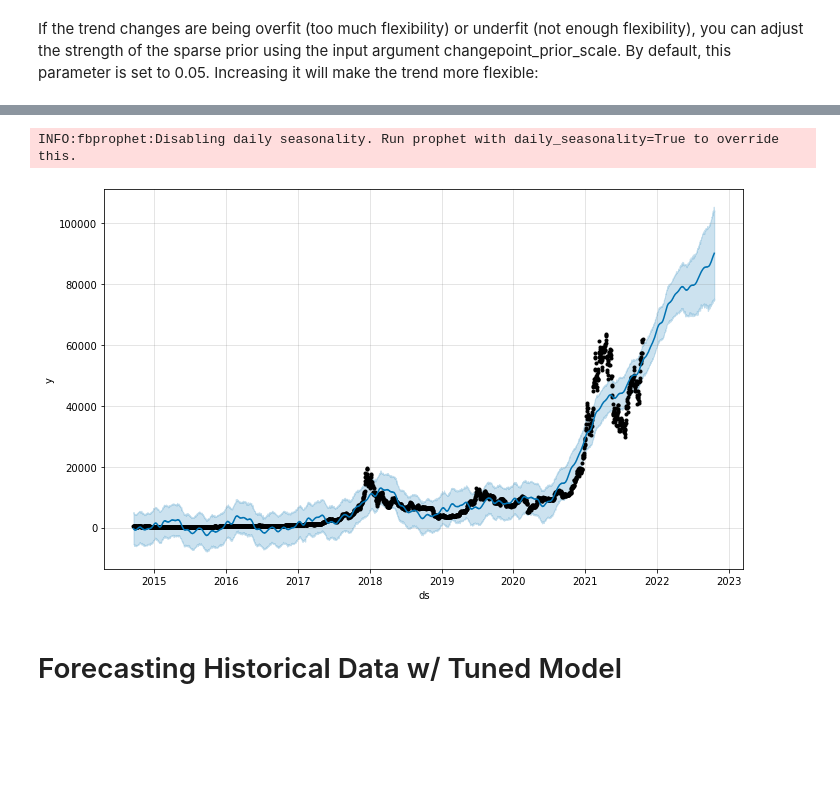
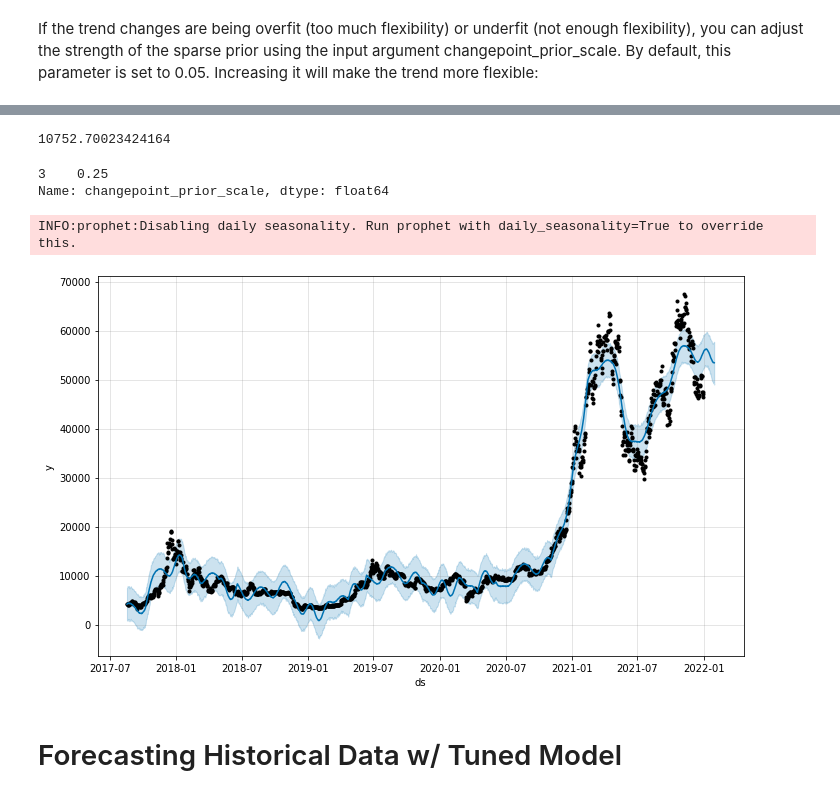
Before and after one commit to General2096/Sprinboard, a Jupyter notebook: Bitcoin/Bitcoin_Modeling.ipynb, the cells around one changed output, grey strips where cells are left out. Saved outputs shown, nothing was run; the diff lists cells and outputs as text; code cells hidden in the pictures; blank space fills up the shorter version.

```diff
--- a/Bitcoin/Bitcoin_Modeling.ipynb
+++ b/Bitcoin/Bitcoin_Modeling.ipynb
@@ -103,23 +111,3 @@ plt2 = model.plot_components(forecast)
 # Hyperparameter Tuning
 # %% [markdown]
 If the trend changes are being overfit (too much flexibility) or underfit (not enough flexibility), you can adjust the strength of the sparse prior using the input argument changepoint_prior_scale. By default, this parameter is set to 0.05. Increasing it will make the trend more flexible:
-# %%
-import itertools
-
-param_grid = {'changepoint_prior_scale': [0.001, 0.01, 0.1, 0.25, 0.5]}
-
-# Generate all combinations of parameters
-all_params = [dict(zip(param_grid.keys(), v)) for v in itertools.product(*param_grid.values())]
-rmses = []  # Store the RMSEs for each params here
-
-# Use cross validation to evaluate all parameters
-for params in all_params:
-    m = Prophet(**params).fit(bc_date_adjclose)  # Fit model with given params
-    df_cv = cross_validation(m, horizon='100 days', parallel="processes")
-    df_p = performance_metrics(df_cv, rolling_window=1)
-    rmses.append(df_p['rmse'].values[0])
-
-# Find the best parameters
-tuning_results = pd.DataFrame(all_params)
-tuning_results['rmse'] = rmses
-print(tuning_results)
@@ -147,0 +114,12 @@ INFO:fbprophet:Applying in parallel with <concurrent.futures.process.ProcessPool
+# %%
+changepoint_prior_scale = [0.001, 0.01, 0.1, 0.25, 0.30, 0.4, 0.5]
+rmses = []
+
+for x in changepoint_prior_scale:
+  m = Prophet.Prophet(changepoint_prior_scale= x).fit(bc_date_close)
+  df_cv = cross_validation(m, horizon='100 days', parallel="processes")
+  df_p = performance_metrics(df_cv, rolling_window=1)
+  rmses.append(df_p['rmse'].values[0])
+
+rft = pd.DataFrame(list(zip(changepoint_prior_scale, rmses)), columns = ['changepoint_prior_scale', 'rmses'])
+rft
@@ -148,18 +152,29 @@ INFO:fbprophet:Applying in parallel with <concurrent.futures.process.ProcessPool
+# %%
+lowest_cps = rft['rmses'].min()
+lowest_cps
+# %% [output]
+10752.70023424164
+# %%
+best_rmses = rft.loc[rft['rmses'] == lowest_cps, 'changepoint_prior_scale']
+best_rmses
+# %% [output]
+3    0.25
+Name: changepoint_prior_scale, dtype: float64
 # %%
-model_tuned = Prophet(changepoint_prior_scale = 0.1)
+model_tuned = Prophet.Prophet(changepoint_prior_scale = best_rmses)
 # fit the model on the entire dataset
-model_tuned.fit(bc_date_adjclose)
+model_tuned.fit(bc_date_close)
 
 #Make a dataframe for future predictions and specify the capacity in the future.
 #Predict next 500 days after the final date of October 18, 2021
-future = model.make_future_dataframe(periods=365,freq='D')
+future = model.make_future_dataframe(periods=30,freq='D')
 forecast = model_tuned.predict(future)
 
 #Plotting the predicted values
 plot1 = model.plot(forecast)
 # %% [output]
-INFO:fbprophet:Disabling daily seasonality. Run prophet with daily_seasonality=True to override this.
+INFO:prophet:Disabling daily seasonality. Run prophet with daily_seasonality=True to override this.
-[figure, old version]
+[figure, new version]
 # %% [markdown]
 # Forecasting Historical Data w/ Tuned Model
 # %%
```
Also changed, not shown: parts of 47 cells of this notebook, 8 other files.
